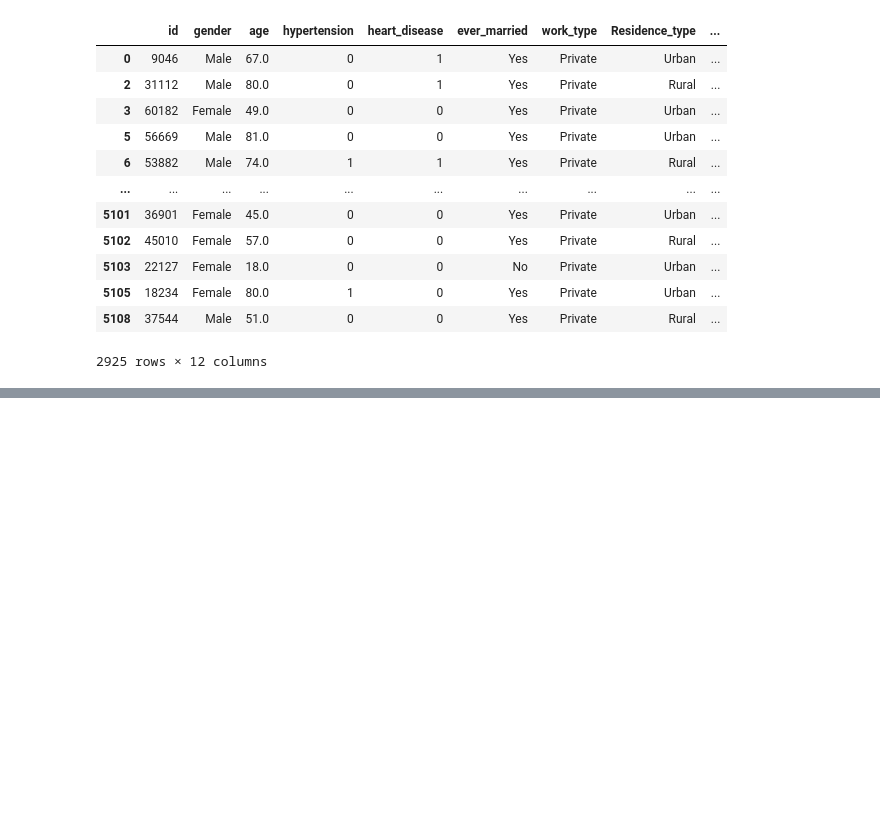
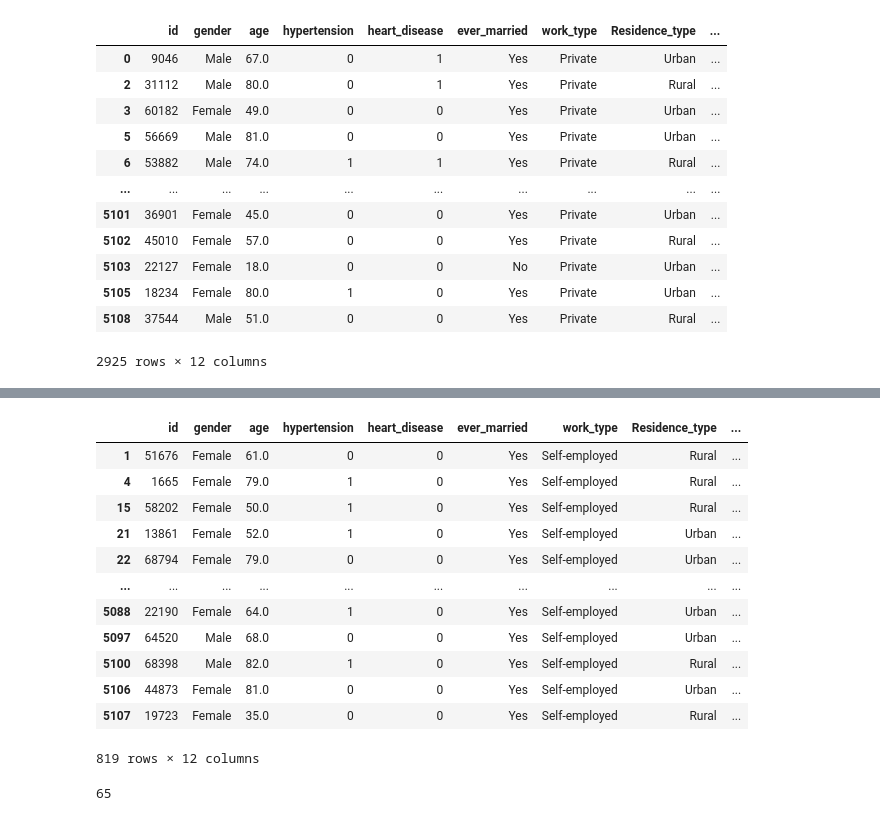
Before and after one commit to BibekRai44/Stroke-Analysis, a Jupyter notebook: stroke-prediction-and-analysis.ipynb, the cells around one changed output, grey strips where cells are left out. Cells and saved outputs as stored; diff of their text form; code cells hidden in the pictures; blank space fills up the shorter version.

```diff
--- a/stroke-prediction-and-analysis.ipynb
+++ b/stroke-prediction-and-analysis.ipynb
@@ -191,0 +213,24 @@ sum(newdf.stroke)
+# %%
+#making dataframe where work_type is self-employed
+newdf = newdf1[newdf1.work_type == "Self-employed"]
+newdf
+# %% [output]
+|  | id | gender | age | hypertension | heart_disease | ever_married | work_type | Residence_type | ... |
+| 1 | 51676 | Female | 61.0 | 0 | 0 | Yes | Self-employed | Rural | ... |
+| 4 | 1665 | Female | 79.0 | 1 | 0 | Yes | Self-employed | Rural | ... |
+| 15 | 58202 | Female | 50.0 | 1 | 0 | Yes | Self-employed | Rural | ... |
+| 21 | 13861 | Female | 52.0 | 1 | 0 | Yes | Self-employed | Urban | ... |
+| 22 | 68794 | Female | 79.0 | 0 | 0 | Yes | Self-employed | Urban | ... |
+| ... | ... | ... | ... | ... | ... | ... | ... | ... | ... |
+| 5088 | 22190 | Female | 64.0 | 1 | 0 | Yes | Self-employed | Urban | ... |
+| 5097 | 64520 | Male | 68.0 | 0 | 0 | Yes | Self-employed | Urban | ... |
+| 5100 | 68398 | Male | 82.0 | 1 | 0 | Yes | Self-employed | Rural | ... |
+| 5106 | 44873 | Female | 81.0 | 0 | 0 | Yes | Self-employed | Urban | ... |
+| 5107 | 19723 | Female | 35.0 | 0 | 0 | Yes | Self-employed | Rural | ... |
+819 rows × 12 columns
+# %%
+#Total no of stroke occured to people who are self employed
+selfemployedstroke=sum(newdf.stroke)
+print(selfemployedstroke)
+# %% [output]
+65
```
Also changed, not shown: parts of 8 cells of this notebook.
